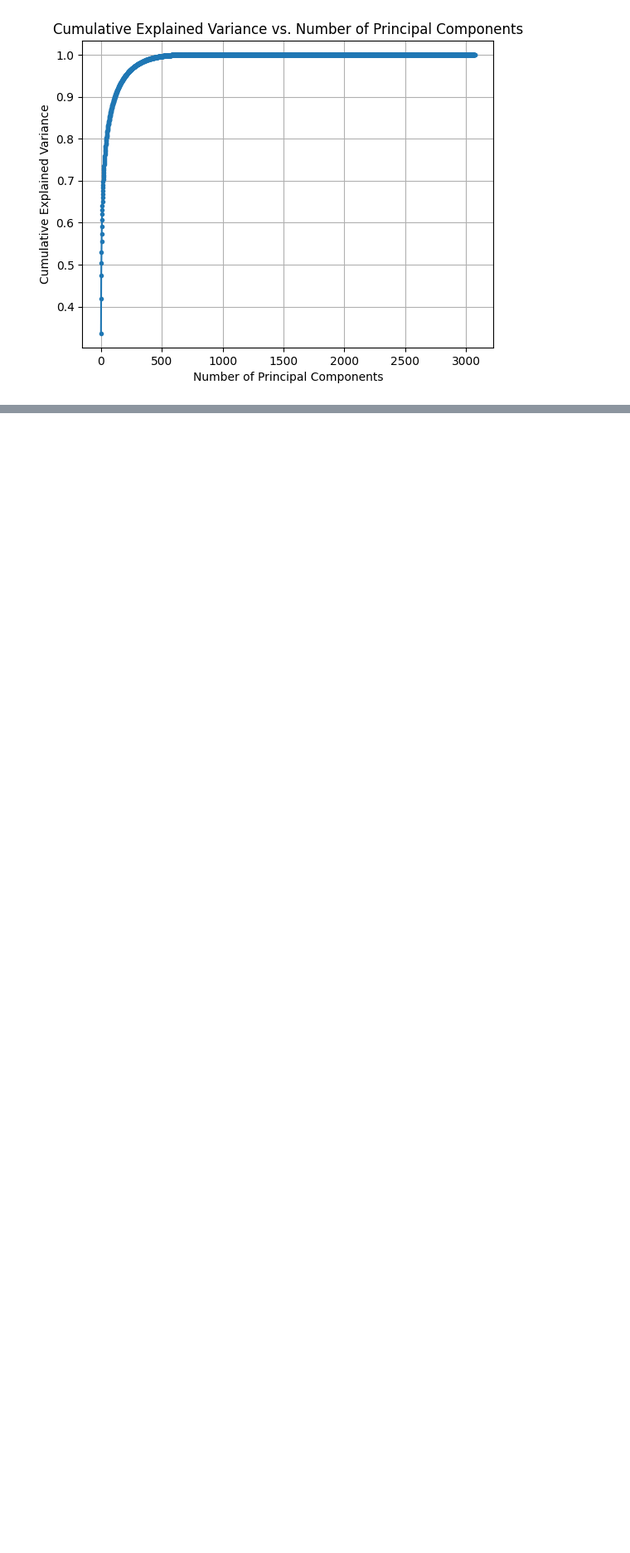
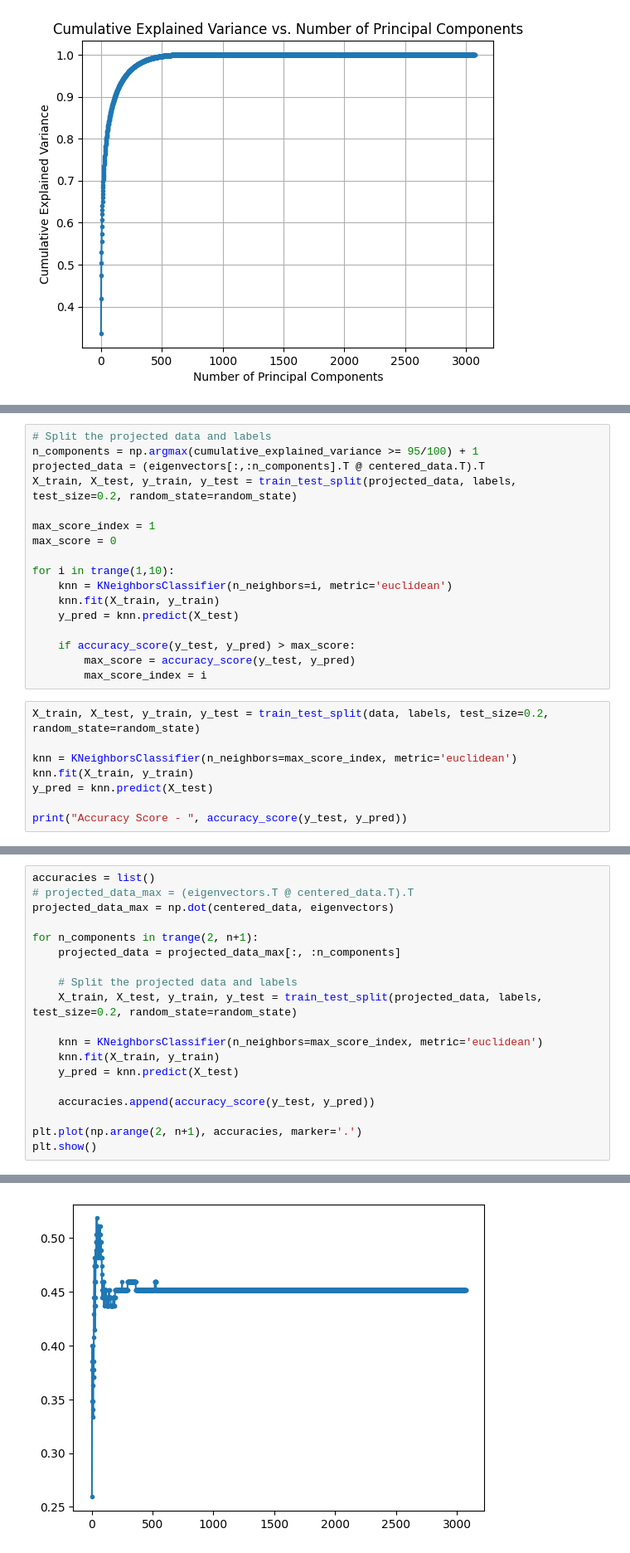
Before and after one commit to bhavberi/SMAI-Monsoon-23-24, a Jupyter notebook: 2021111013_assignment_2/P1.ipynb, the cells around one changed output, grey strips where cells are left out. Shown: that part at 83% size. Saved outputs shown, nothing was run; the diff lists cells and outputs as text; blank space fills up the shorter version.

```diff
--- a/2021111013_assignment_2/P1.ipynb
+++ b/2021111013_assignment_2/P1.ipynb
@@ -56,0 +205,25 @@ plt.show()
+# %%
+# Split the projected data and labels
+n_components = np.argmax(cumulative_explained_variance >= 95/100) + 1
+projected_data = (eigenvectors[:,:n_components].T @ centered_data.T).T
+X_train, X_test, y_train, y_test = train_test_split(projected_data, labels, test_size=0.2, random_state=random_state)
+
+max_score_index = 1
+max_score = 0
+
+for i in trange(1,10):
+    knn = KNeighborsClassifier(n_neighbors=i, metric='euclidean')
+    knn.fit(X_train, y_train)
+    y_pred = knn.predict(X_test)
+
+    if accuracy_score(y_test, y_pred) > max_score:
+        max_score = accuracy_score(y_test, y_pred)
+        max_score_index = i
+# %%
+X_train, X_test, y_train, y_test = train_test_split(data, labels, test_size=0.2, random_state=random_state)
+
+knn = KNeighborsClassifier(n_neighbors=max_score_index, metric='euclidean')
+knn.fit(X_train, y_train)
+y_pred = knn.predict(X_test)
+
+print("Accuracy Score - ", accuracy_score(y_test, y_pred))
@@ -56,0 +232,20 @@ plt.show()
+# %%
+accuracies = list()
+# projected_data_max = (eigenvectors.T @ centered_data.T).T
+projected_data_max = np.dot(centered_data, eigenvectors)
+
+for n_components in trange(2, n+1):
+    projected_data = projected_data_max[:, :n_components]
+
+    # Split the projected data and labels
+    X_train, X_test, y_train, y_test = train_test_split(projected_data, labels, test_size=0.2, random_state=random_state)
+
+    knn = KNeighborsClassifier(n_neighbors=max_score_index, metric='euclidean')
+    knn.fit(X_train, y_train)
+    y_pred = knn.predict(X_test)
+
+    accuracies.append(accuracy_score(y_test, y_pred))
+
+plt.plot(np.arange(2, n+1), accuracies, marker='.')
+plt.show()
+# %% [output]
@@ -56,0 +253 @@ plt.show()
+[figure, added]
```
Also changed, not shown: parts of 40 cells of this notebook.
